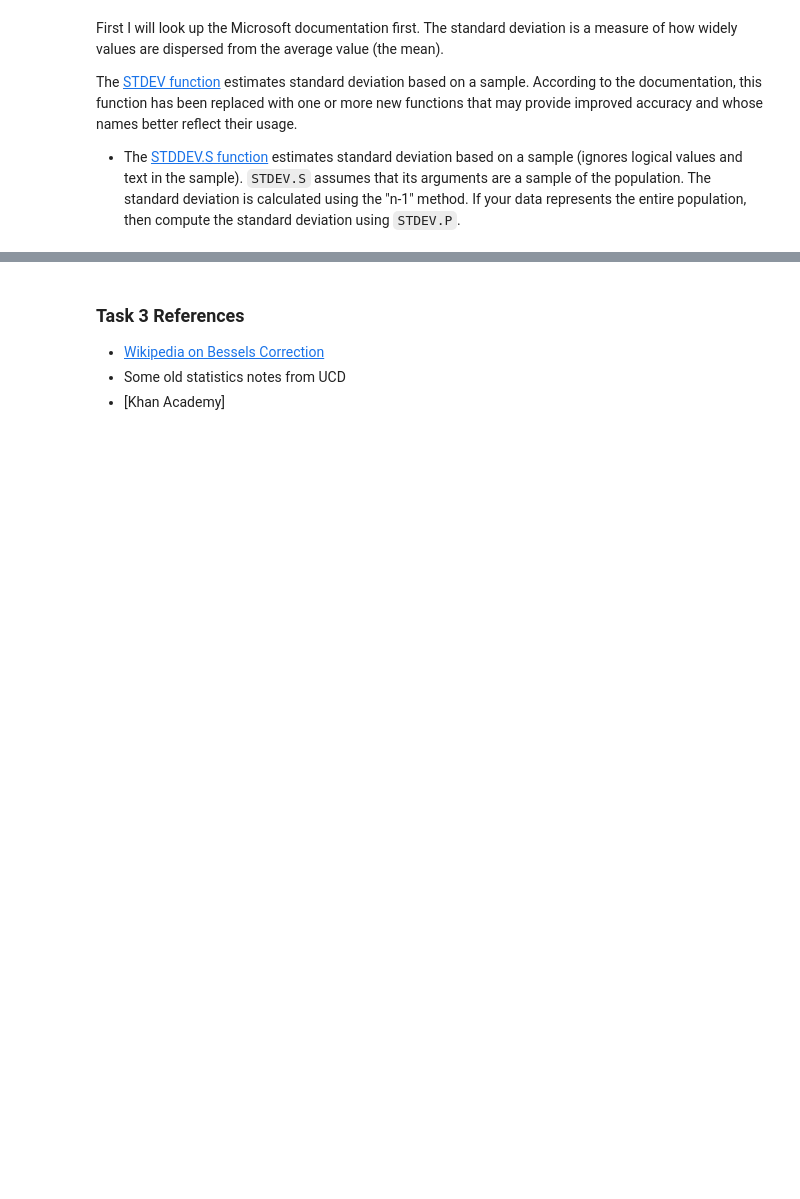
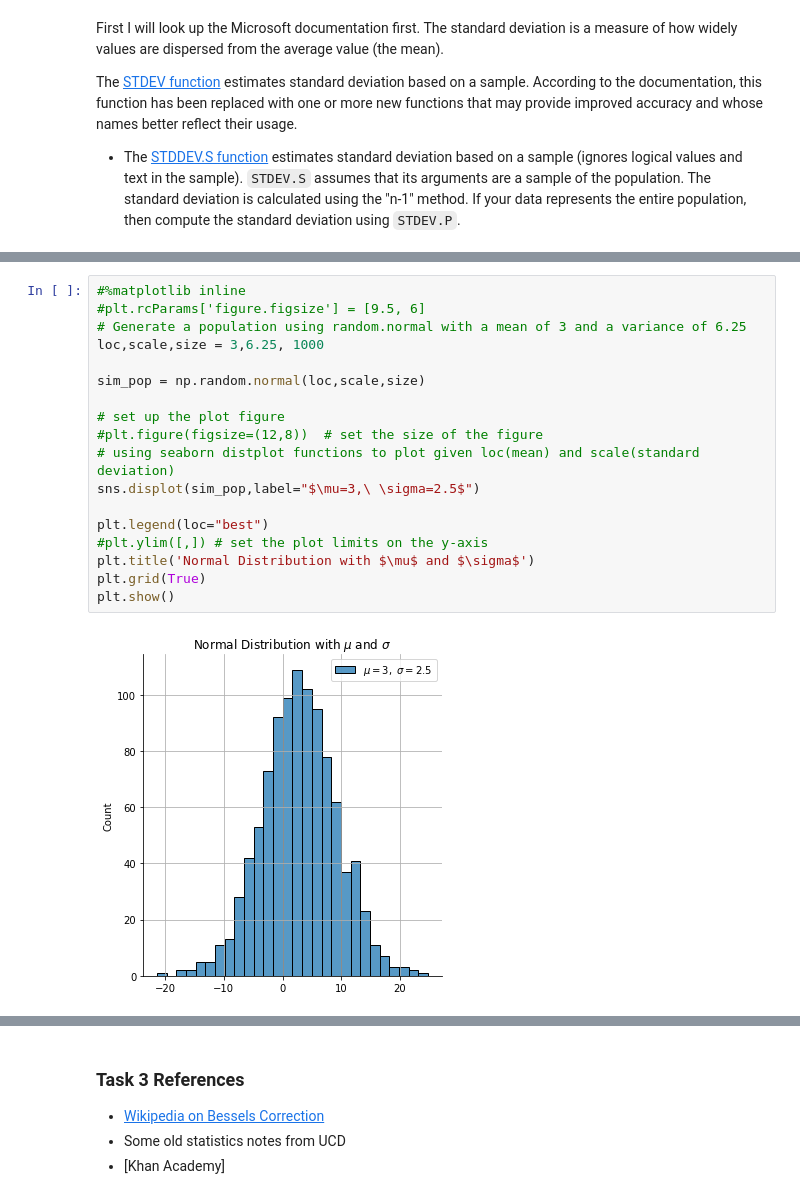
Before and after one commit to angela1C/Machine-Learning-and-Statistics-Tasks-Project-2020, a Jupyter notebook: Tasks.ipynb, the cells around one changed output, grey strips where cells are left out. Drawn from its saved outputs; the diff is of its cells as text; blank space fills up the shorter version.

```diff
--- a/Tasks.ipynb
+++ b/Tasks.ipynb
@@ -961,0 +1200,20 @@ So I need to simulate a population using numpy random, then decide on the size o
+# %%
+#%matplotlib inline
+#plt.rcParams['figure.figsize'] = [9.5, 6]
+# Generate a population using random.normal with a mean of 3 and a variance of 6.25
+loc,scale,size = 3,6.25, 1000
+
+sim_pop = np.random.normal(loc,scale,size)
+
+# set up the plot figure
+#plt.figure(figsize=(12,8))  # set the size of the figure
+# using seaborn distplot functions to plot given loc(mean) and scale(standard deviation)
+sns.displot(sim_pop,label="$\mu=3,\ \sigma=2.5$")
+
+plt.legend(loc="best")
+#plt.ylim([,]) # set the plot limits on the y-axis
+plt.title('Normal Distribution with $\mu$ and $\sigma$')
+plt.grid(True)
+plt.show()
+# %% [output]
+[figure, added]
```
Also changed, not shown: parts of 25 cells of this notebook.
